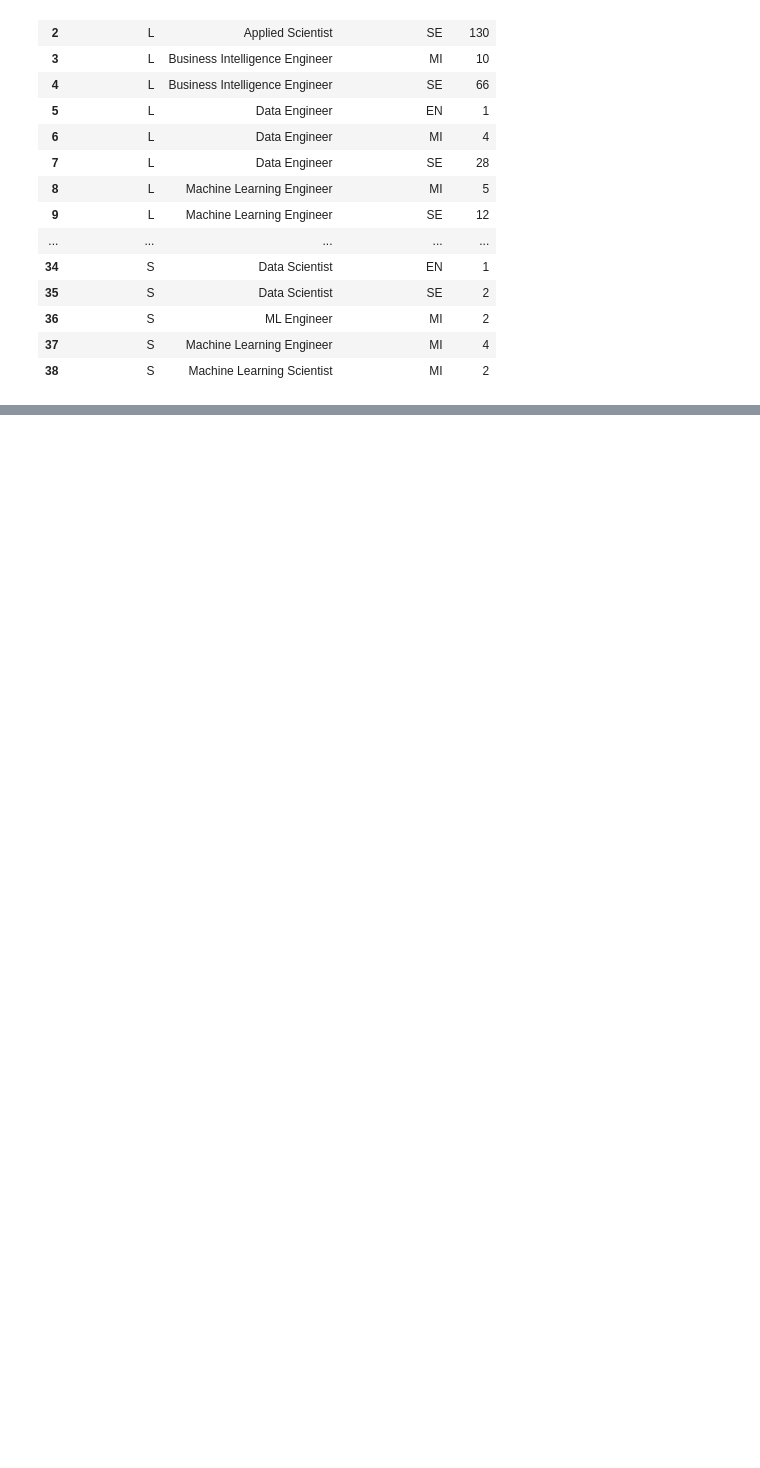
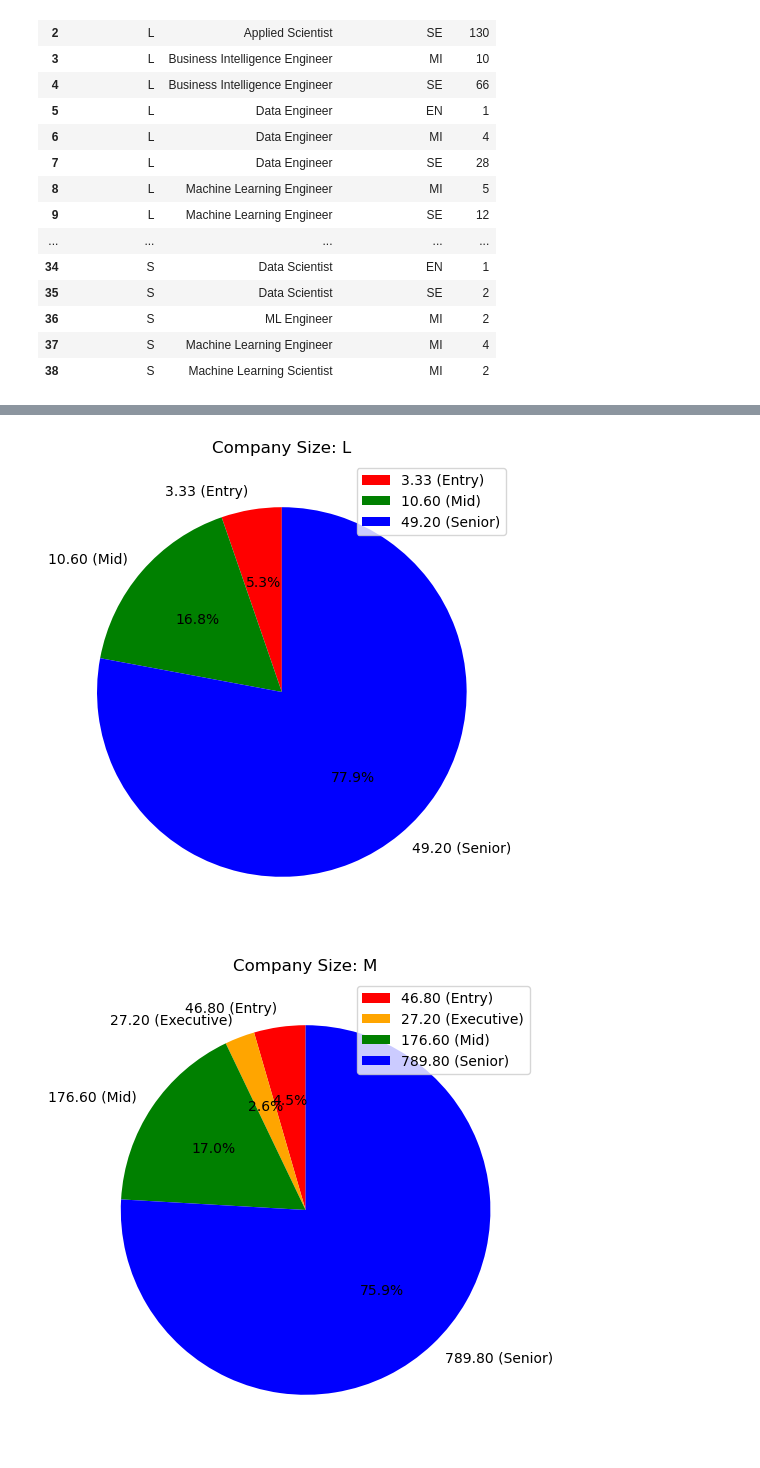
Before and after one commit to jjournot13/project-1, a Jupyter notebook: Company Size.ipynb, the cells around one changed output, grey strips where cells are left out. Cells and saved outputs as stored; diff of their text form; code cells hidden in the pictures; blank space fills up the shorter version.

```diff
--- a/Company Size.ipynb
+++ b/Company Size.ipynb
@@ -252,0 +328,9 @@ for company_size in company_sizes:
+# %%
+# Group by 'company_size' and 'experience_level', calculate the average count, and reset the index
+average_exp_counts = grouped_exp_data.groupby(['company_size', 'experience_level'])['count'].mean().reset_index(name='average_count')
+
+# Merge the original DataFrame with the calculated averages based on 'company_size' and 'experience_level'
+avg_df = pd.merge(grouped_exp_data, average_exp_counts, on=['company_size', 'experience_level'], how='left')
+
+# Display the updated DataFrame with the added 'average_count' column
+avg_df
@@ -252,0 +355,5 @@ for company_size in company_sizes:
+# %%
+# Group by company_size and calculate unique averages
+unique_avg = avg_df.groupby('company_size')['average_count'].unique().reset_index()
+
+unique_avg
@@ -252,0 +365,5 @@ for company_size in company_sizes:
+# %%
+# Add the associated experience level to the unique_avg DataFrame
+unique_avg['experience_level'] = avg_df.groupby('company_size')['experience_level'].unique().reset_index()['experience_level']
+
+unique_avg
@@ -252,0 +435,30 @@ for company_size in company_sizes:
+# %%
+# Define colors for each unique experience level
+color_dict = {'EN': 'red', 'MI': 'green', 'SE': 'blue', 'EX': 'orange'}  # Updated color dictionary
+
+# Mapping for renaming experience levels
+rename_mapping = {'EN': 'Entry', 'MI': 'Mid', 'SE': 'Senior', 'EX': 'Executive'}
+
+# Plotting individual pie charts with renamed experience levels, save figures, and show
+for i, size in enumerate(unique_avg['company_size']):
+    plt.figure(figsize=(6, 6))
+
+    unique_averages = unique_avg[unique_avg['company_size'] == size]['average_count'].explode()
+    experience_levels = unique_avg[unique_avg['company_size'] == size]['experience_level'].explode()
+
+    # Rename experience levels in labels
+    renamed_levels = [rename_mapping.get(level, level) for level in experience_levels]
+    labels = [f'{avg:.2f} ({exp_level})' for avg, exp_level in zip(unique_averages, renamed_levels)]
+
+    plt.pie(unique_averages, labels=labels, autopct='%1.1f%%', startangle=90, colors=[color_dict.get(level, 'gray') for level in experience_levels])
+    plt.title(f'Company Size: {size}')
+    plt.legend(labels, loc='upper right', bbox_to_anchor=(1, 1))
+
+    # Save the figure with tight bounding box
+    plt.savefig(f'pie_chart_{size}.png', bbox_inches='tight')
+
+    # Display the figure
+    plt.show()
+# %% [output]
+[figure, added]
+[figure, added]
```
Also changed, not shown: parts of 30 cells of this notebook, 10 other files.
